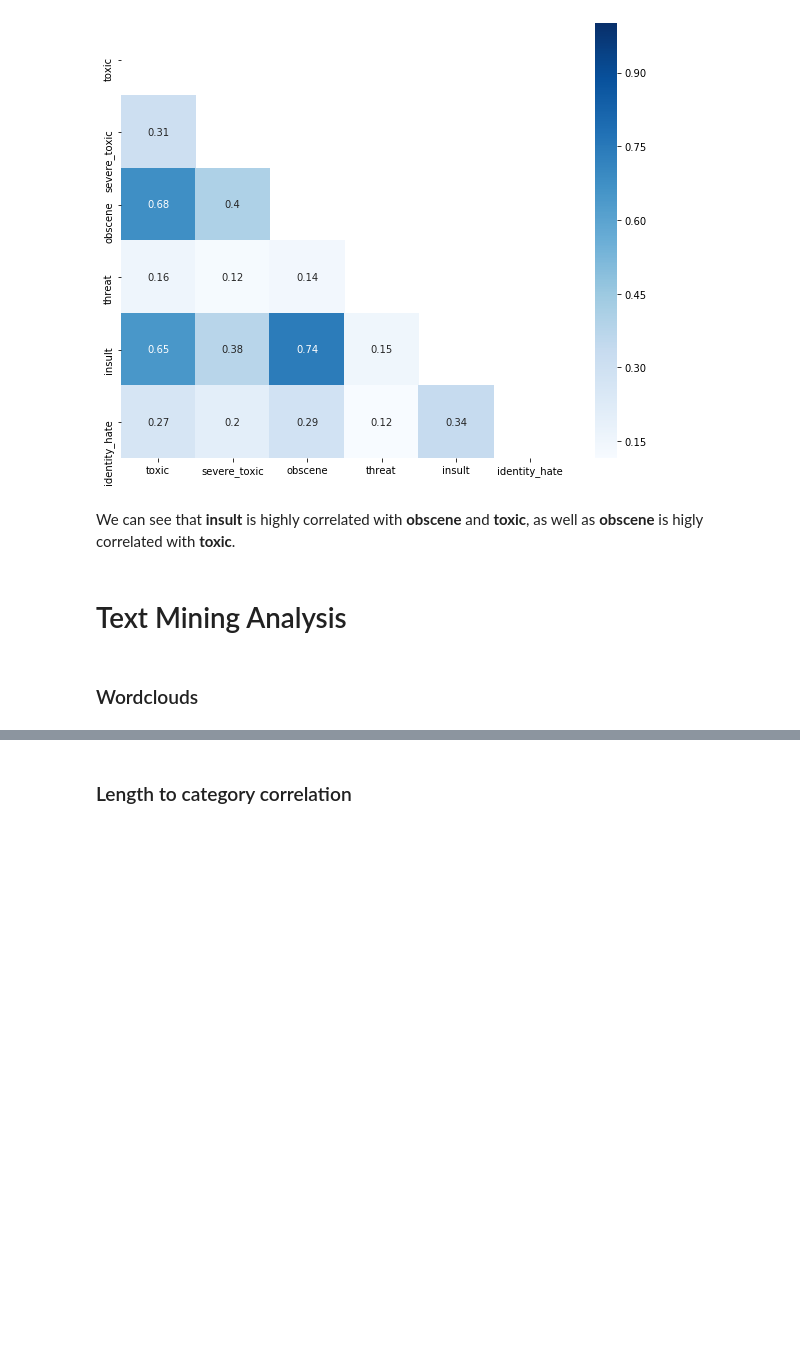
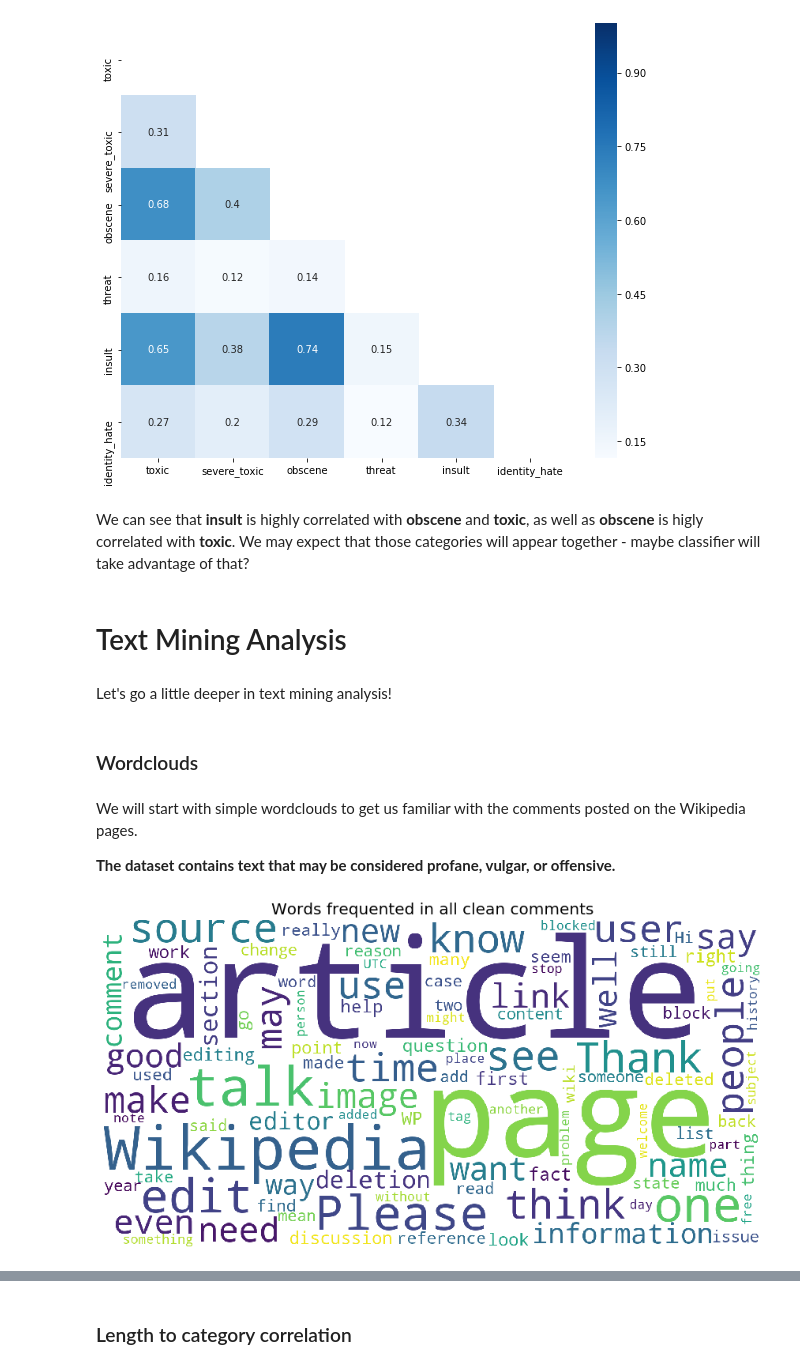
Before and after one commit to blawok/Toxic_Comments_Classification, a Jupyter notebook: toxic_comments.ipynb, the cells around one changed output, grey strips where cells are left out. Cells and saved outputs as stored; diff of their text form; code cells hidden in the pictures; blank space fills up the shorter version.

```diff
--- a/toxic_comments.ipynb
+++ b/toxic_comments.ipynb
@@ -171,8 +174,10 @@ sns.heatmap(corr,
 <matplotlib.axes._subplots.AxesSubplot at 0x...>
 [figure]
 # %% [markdown]
-We can see that **insult** is highly correlated with **obscene** and **toxic**, as well as **obscene** is higly correlated with **toxic**.
+We can see that **insult** is highly correlated with **obscene** and **toxic**, as well as **obscene** is higly correlated with **toxic**. We may expect that those categories will appear together - maybe classifier will take advantage of that?
 # %% [markdown]
 # Text Mining Analysis
+# %% [markdown]
+Let's go a little deeper in text mining analysis!
 # %% [markdown]
 ### Wordclouds
@@ -182,0 +184,4 @@ stopword.add('JEW')
+# %% [markdown]
+We will start with simple wordclouds to get us familiar with the comments posted on the Wikipedia pages.
+
+**The dataset contains text that may be considered profane, vulgar, or offensive.**
@@ -182,0 +193,18 @@ stopword.add('JEW')
+# %%
+subset=train
+text=subset.clean_comments.values
+wc= WordCloud(background_color="white",
+              max_words=100,
+              stopwords=stopword,
+              collocations=False,
+              width=1600,
+              height=800)
+wc.generate(" ".join(text))
+plt.figure(figsize=(15,10))
+plt.tight_layout(pad=0)
+plt.axis("off")
+plt.title("Words frequented in all clean comments", fontsize=20)
+plt.imshow(wc)
+plt.show()
+# %% [output]
+[figure, added]
```
Also changed, not shown: parts of 84 cells of this notebook.
